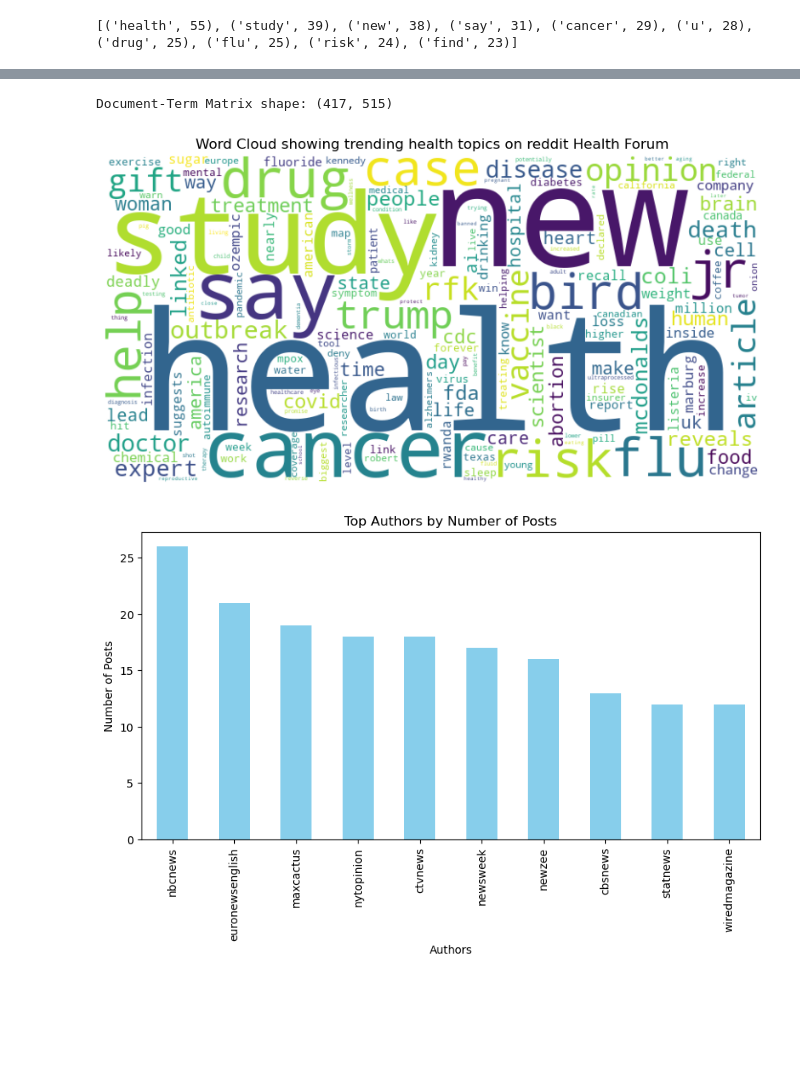
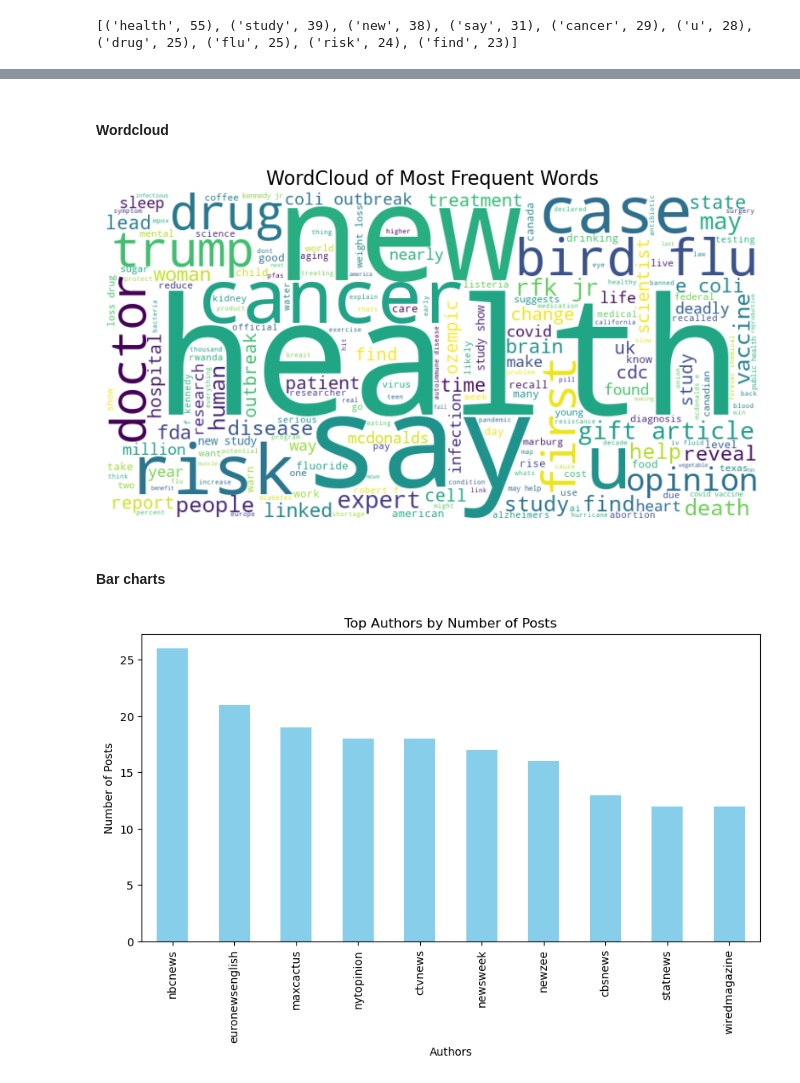
Before and after one commit to Olayemi-cloud/jh24993_EMATM0048---Python-Project, a Jupyter notebook: jh24993_EMATM0048_Q2.ipynb, the cells around one changed output, grey strips where cells are left out. Drawn from its saved outputs; the diff is of its cells as text; code cells hidden in the pictures; blank space fills up the shorter version.

```diff
--- a/jh24993_EMATM0048_Q2.ipynb
+++ b/jh24993_EMATM0048_Q2.ipynb
@@ -523,41 +529,0 @@ plt.show()
-# %%
-# Initialize the vectorizer
-vectorizer = CountVectorizer(max_df=0.9, min_df=2, stop_words='english')
-
-# Fit and transform the combined text
-dtm = vectorizer.fit_transform(clean['clean_title'])
-
-# Output the size of the matrix
-print(f"Document-Term Matrix shape: {dtm.shape}")
-# %% [output]
-Document-Term Matrix shape: (417, 515)
-# %%
-from wordcloud import WordCloud
-import matplotlib.pyplot as plt
-
-# Assuming `lda.components_` is available, and `vectorizer` is already defined
-
-# Combine all words from all topics to generate a wordcloud for the entire dataset
-word_count_dict = {}
-
-# Aggregate word counts for all topics
-for topic in lda.components_:
-    for i in topic.argsort()[-50:]:  # Get the top 50 words per topic
-        word = vectorizer.get_feature_names_out()[i]
-        count = topic[i]
-        if word in word_count_dict:
-            word_count_dict[word] += count  # Accumulate counts
-        else:
-            word_count_dict[word] = count
-
-# Generate word cloud from the aggregated word counts
-wordcloud = WordCloud(background_color='white', width=800, height=400).generate_from_frequencies(word_count_dict)
-
-# Plot the word cloud
-plt.figure(figsize=(10, 5))
-plt.imshow(wordcloud, interpolation='bilinear')
-plt.axis('off')  # Hide axis
-plt.title('Word Cloud showing trending health topics on reddit Health Forum')
-plt.show()
-# %% [output]
-[figure, removed]
@@ -566,3 +530,21 @@ Top authors by number of posts
+# %% [markdown]
+#### Wordcloud
+# %%
+from wordcloud import WordCloud
+import matplotlib.pyplot as plt
+
+wordcloud = WordCloud(width=800, height=400, background_color='white').generate(' '.join(all_words))
+
+# Create the plot
+plt.figure(figsize=(10, 5))
+plt.imshow(wordcloud, interpolation='bilinear')
+plt.axis('off')
+plt.title('WordCloud of Most Frequent Words', fontsize=16)
+plt.show()
+# %% [output]
+[figure, added]
+# %% [markdown]
+#### Bar charts
 # %%
 top_authors = clean_data['clean_author'].value_counts().head(10)  # Top 10 authors
 top_authors.plot(kind='bar', figsize=(10, 5), title='Top Authors by Number of Posts', color='skyblue')
```
Also changed, not shown: parts of 44 cells of this notebook.
